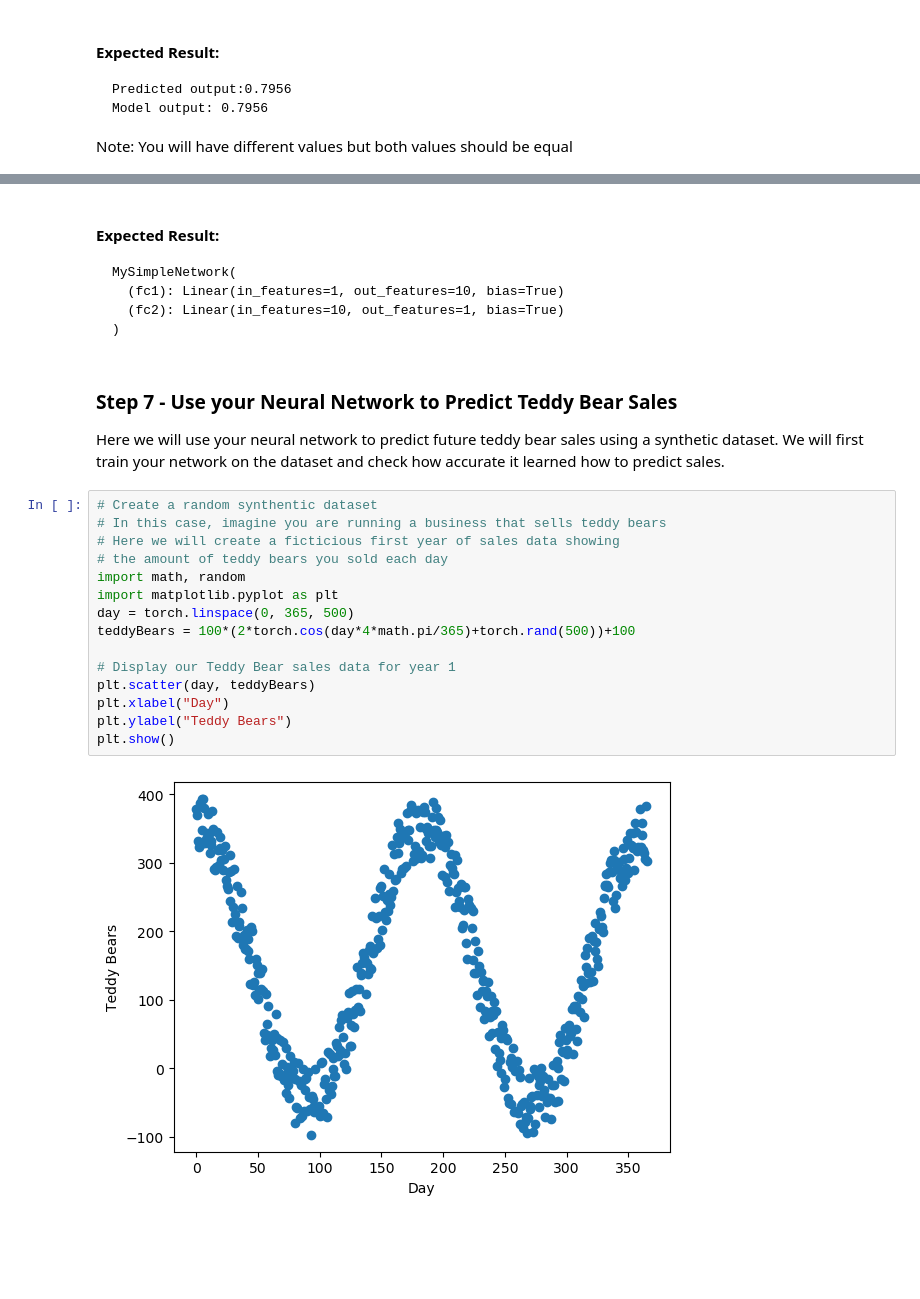
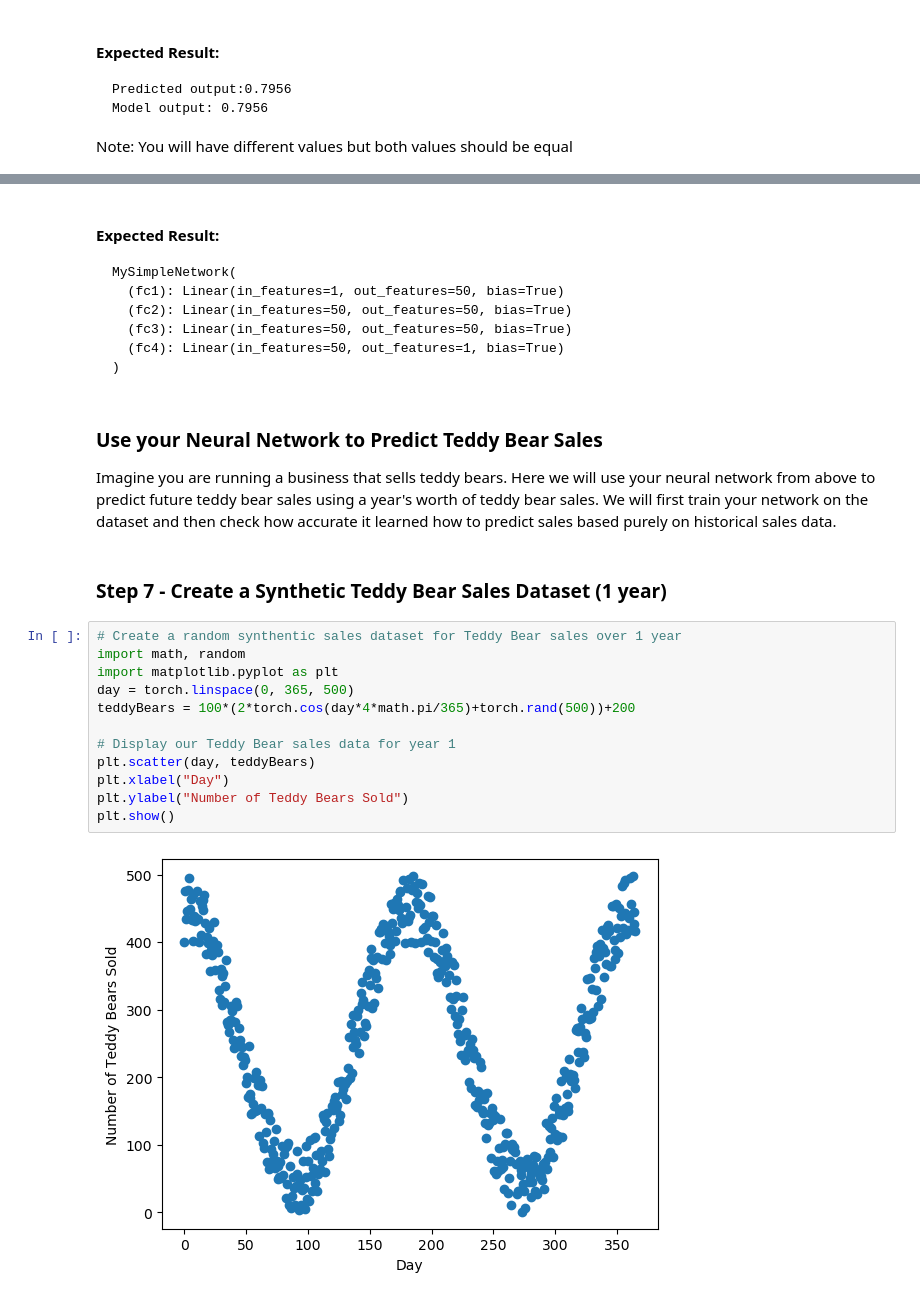
Before and after one commit to LeakyAI/PyTorch-Overview, a Jupyter notebook: Neural Networks.ipynb, the cells around one changed output, grey strips where cells are left out. Saved outputs shown, nothing was run; the diff lists cells and outputs as text; blank space fills up the shorter version.

```diff
--- a/Neural Networks.ipynb
+++ b/Neural Networks.ipynb
@@ -207,26 +220,27 @@ MySimpleNetwork(
 # %% [markdown]
 #### Expected Result:
 <pre>MySimpleNetwork(
-  (fc1): Linear(in_features=1, out_features=10, bias=True)
-  (fc2): Linear(in_features=10, out_features=1, bias=True)
+  (fc1): Linear(in_features=1, out_features=50, bias=True)
+  (fc2): Linear(in_features=50, out_features=50, bias=True)
+  (fc3): Linear(in_features=50, out_features=50, bias=True)
+  (fc4): Linear(in_features=50, out_features=1, bias=True)
 )</pre>
 # %% [markdown]
-### Step 7 - Use your Neural Network to Predict Teddy Bear Sales
-Here we will use your neural network to predict future teddy bear sales using a synthetic dataset.  We will first train your network on the dataset and check how accurate it learned how to predict sales.
+### Use your Neural Network to Predict Teddy Bear Sales
+Imagine you are running a business that sells teddy bears.  Here we will use your neural network from above to predict future teddy bear sales using a year's worth of teddy bear sales.  We will first train your network on the dataset and then check how accurate it learned how to predict sales based purely on historical sales data.
+# %% [markdown]
+### Step 7 - Create a Synthetic Teddy Bear Sales Dataset (1 year)
 # %%
-# Create a random synthentic dataset
-# In this case, imagine you are running a business that sells teddy bears
-# Here we will create a ficticious first year of sales data showing
-# the amount of teddy bears you sold each day
+# Create a random synthentic sales dataset for Teddy Bear sales over 1 year
 import math, random
 import matplotlib.pyplot as plt
 day = torch.linspace(0, 365, 500)
-teddyBears = 100*(2*torch.cos(day*4*math.pi/365)+torch.rand(500))+100
+teddyBears = 100*(2*torch.cos(day*4*math.pi/365)+torch.rand(500))+200
 
 # Display our Teddy Bear sales data for year 1
 plt.scatter(day, teddyBears)
 plt.xlabel("Day")
-plt.ylabel("Teddy Bears")
+plt.ylabel("Number of Teddy Bears Sold")
 plt.show()
 # %% [output]
-[figure, old version]
+[figure, new version]
```
Also changed, not shown: parts of 12 cells of this notebook.
